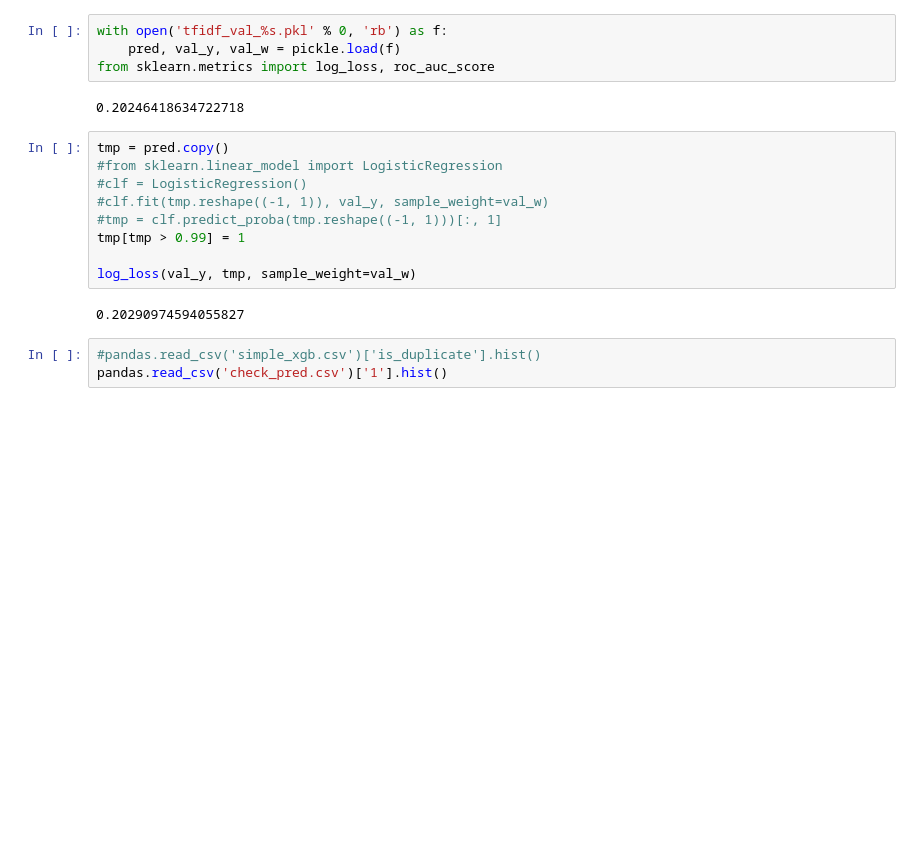
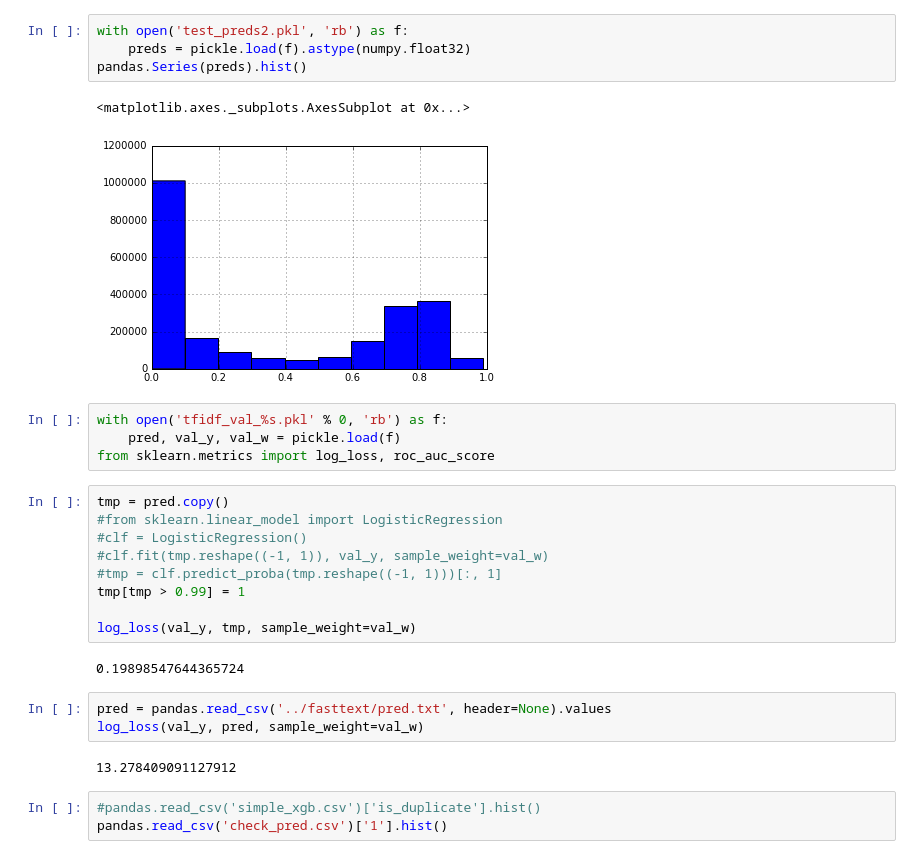
Before and after one commit to tkm2261/kaggle_quora, a Jupyter notebook: protos/Untitled.ipynb, the cells around one changed output. Drawn from its saved outputs; the diff is of its cells as text; blank space fills up the shorter version.

```diff
--- a/protos/Untitled.ipynb
+++ b/protos/Untitled.ipynb
@@ -17,9 +29,14 @@ pandas.read_csv('submit.csv')['is_duplicate'].hist()
+# %%
+with open('test_preds2.pkl', 'rb') as f:
+    preds = pickle.load(f).astype(numpy.float32)
+pandas.Series(preds).hist()
+# %% [output]
+<matplotlib.axes._subplots.AxesSubplot at 0x...>
+[figure, added]
 # %%
 with open('tfidf_val_%s.pkl' % 0, 'rb') as f:
     pred, val_y, val_w = pickle.load(f)
 from sklearn.metrics import log_loss, roc_auc_score
-# %% [output]
-0.20246418634722718
 # %%
 tmp = pred.copy()
 #from sklearn.linear_model import LogisticRegression
@@ -30,7 +47,12 @@ tmp[tmp > 0.99] = 1
 
 log_loss(val_y, tmp, sample_weight=val_w)
 # %% [output]
-0.20290974594055827
+0.19898547644365724
+# %%
+pred = pandas.read_csv('../fasttext/pred.txt', header=None).values
+log_loss(val_y, pred, sample_weight=val_w)
+# %% [output]
+13.278409091127912
 # %%
 #pandas.read_csv('simple_xgb.csv')['is_duplicate'].hist()
 pandas.read_csv('check_pred.csv')['1'].hist()
```
Also changed, not shown: parts of 45 cells of this notebook, 9 other files.
